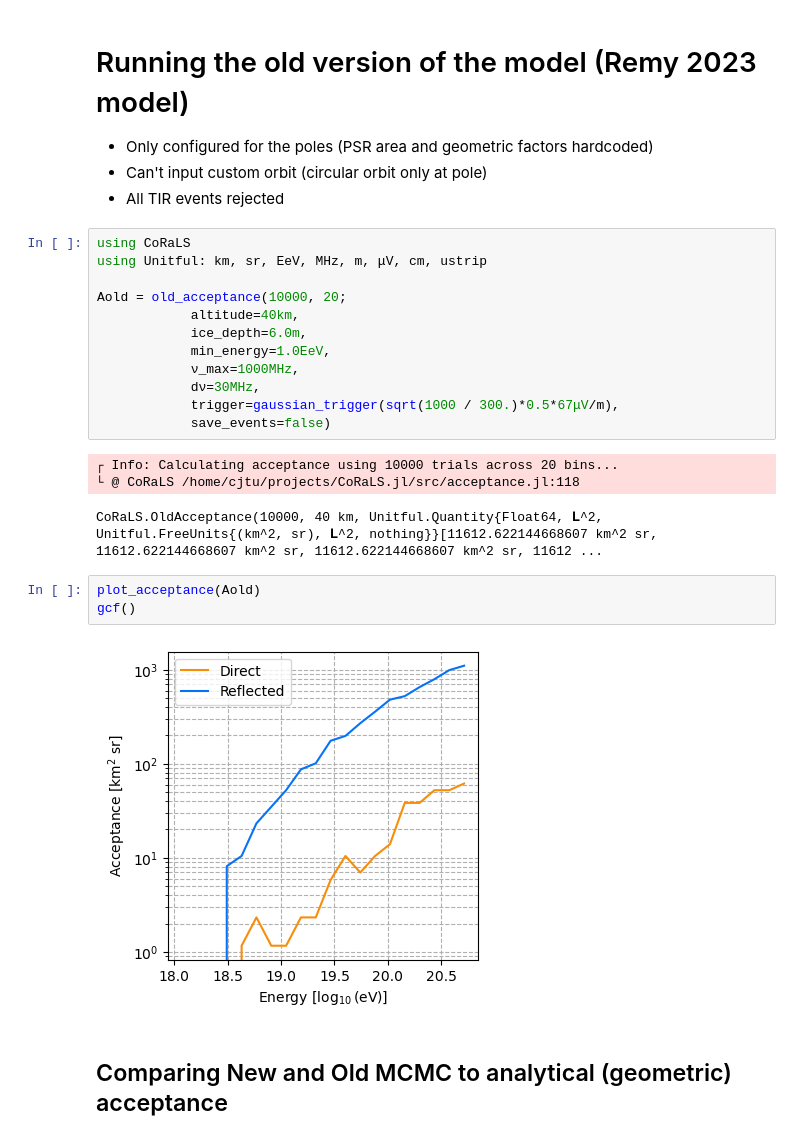
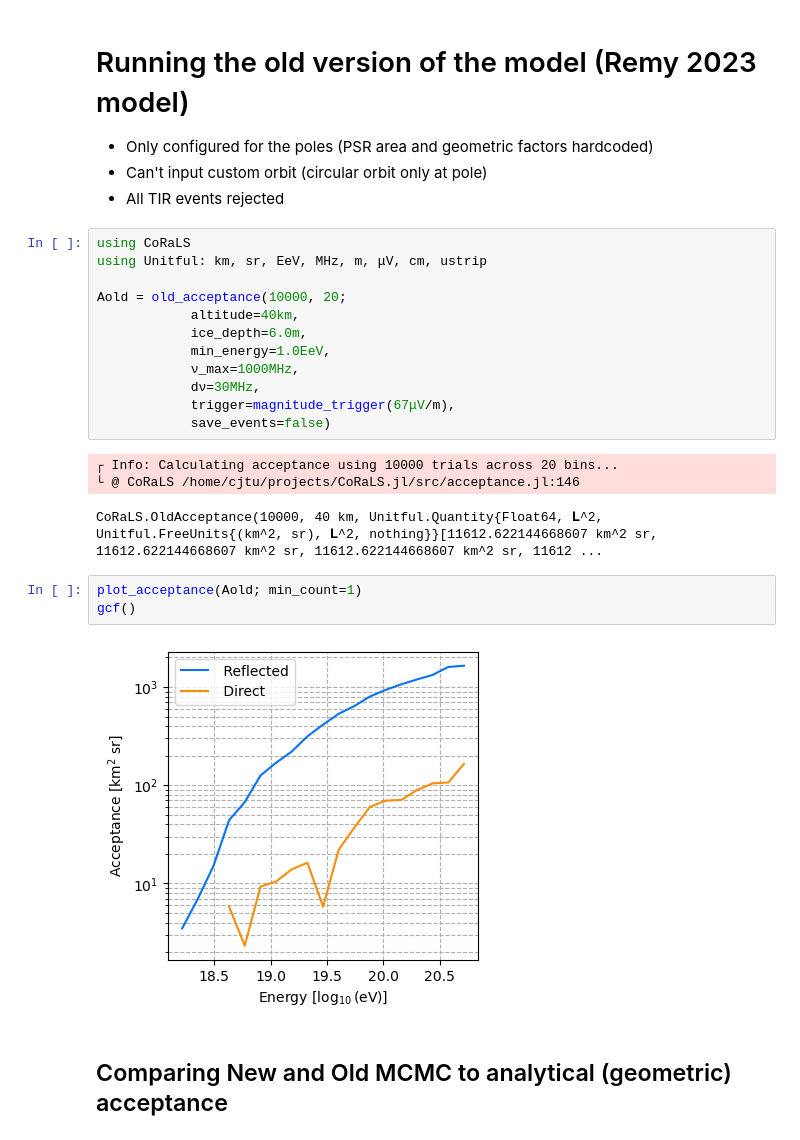
Before and after one commit to cjtu/CoRaLS.jl, a Jupyter notebook: notebooks/acceptance.ipynb, the cells around one changed output. Cells and saved outputs as stored; diff of their text form.

```diff
--- a/notebooks/acceptance.ipynb
+++ b/notebooks/acceptance.ipynb
@@ -137,17 +134,17 @@ Aold = old_acceptance(10000, 20;
             min_energy=1.0EeV,
             ν_max=1000MHz,
             dν=30MHz,
-            trigger=gaussian_trigger(sqrt(1000 / 300.)*0.5*67μV/m),
+            trigger=magnitude_trigger(67μV/m),
             save_events=false)
 # %% [output]
 ┌ Info: Calculating acceptance using 10000 trials across 20 bins...
-└ @ CoRaLS /home/cjtu/projects/CoRaLS.jl/src/acceptance.jl:118
+└ @ CoRaLS /home/cjtu/projects/CoRaLS.jl/src/acceptance.jl:146
 CoRaLS.OldAcceptance(10000, 40 km, Unitful.Quantity{Float64, 𝐋^2, Unitful.FreeUnits{(km^2, sr), 𝐋^2, nothing}}[11612.622144668607 km^2 sr, 11612.622144668607 km^2 sr, 11612.622144668607 km^2 sr, 11612 ...
 # %%
-plot_acceptance(Aold)
+plot_acceptance(Aold; min_count=1)
 gcf()
 # %% [output]
-[figure, old version]
+[figure, new version]
 # %% [markdown]
 ## Comparing New and Old MCMC to analytical (geometric) acceptance
 # %%
```
Also changed, not shown: parts of 8 cells of this notebook, 8 other files.
